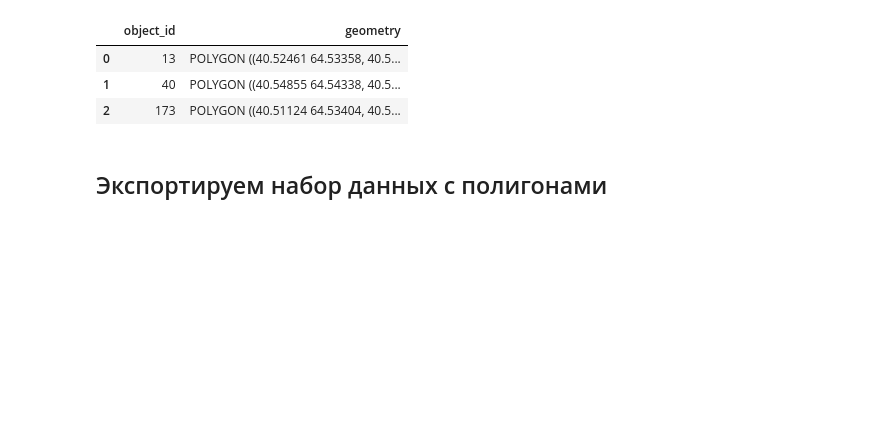
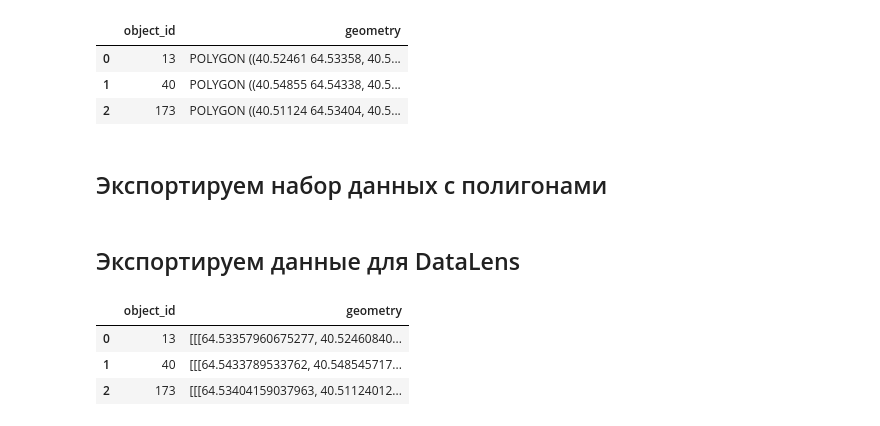
Before and after one commit to NorthGateVologda/NorthGate, a Jupyter notebook: Notebooks/Facility.ipynb, the cells around one changed output. Cells and saved outputs as stored; diff of their text form; code cells hidden in the pictures; blank space fills up the shorter version.

```diff
--- a/Notebooks/Facility.ipynb
+++ b/Notebooks/Facility.ipynb
@@ -149,3 +166,30 @@ gdf.head(3)
 ## Экспортируем набор данных с полигонами
 # %%
 gdf.to_file('data/facility.geojson', driver='GeoJSON')
+# %% [markdown]
+## Экспортируем данные для DataLens
+# %%
+all_res = []
+
+def convert(df):
+    for _, row in df.iterrows():
+        polygon = row.geometry
+        x, y = polygon.exterior.xy
+        pairs = zip(x, y)
+        coords = []
+        for pair in pairs:
+            coords.append([pair[1], pair[0]])
+        obj = {}
+        obj['object_id'] = row.object_id
+        obj['geometry'] = [coords]
+        all_res.append(obj)
+
+convert(gdf)
+
+gdf_df = pd.DataFrame(all_res)
+gdf_df.head(3)
+# %% [output]
+|  | object_id | geometry |
+| 0 | 13 | [[[64.53357960675277, 40.52460840... |
+| 1 | 40 | [[[64.5433789533762, 40.548545717... |
+| 2 | 173 | [[[64.53404159037963, 40.51124012... |
```
Also changed, not shown: parts of 13 cells of this notebook.
